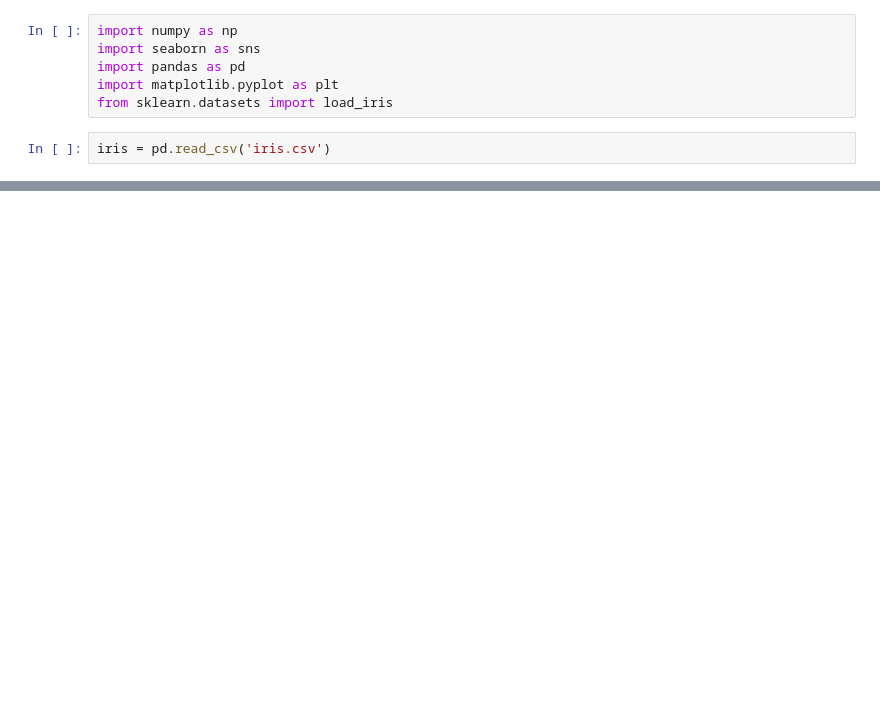
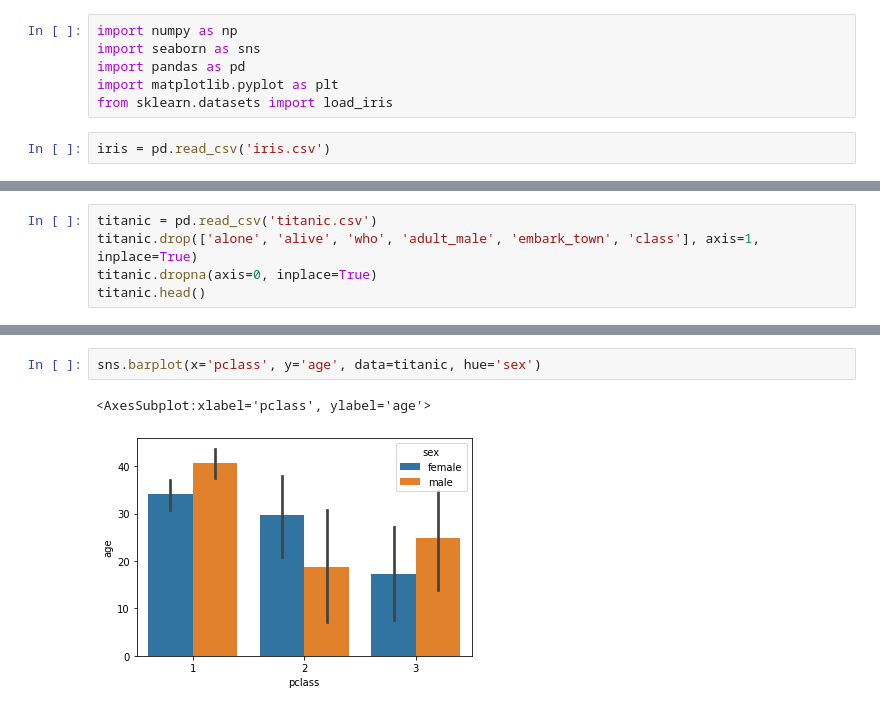
Before and after one commit to Eloiii/bet_guessr, a Jupyter notebook: Seaborn.ipynb, the cells around one changed output, grey strips where cells are left out. Cells and saved outputs as stored; diff of their text form; blank space fills up the shorter version.

```diff
--- a/Seaborn.ipynb
+++ b/Seaborn.ipynb
@@ -13,0 +14,5 @@ sns.pairplot(iris)
+# %%
+titanic = pd.read_csv('titanic.csv')
+titanic.drop(['alone', 'alive', 'who', 'adult_male', 'embark_town', 'class'], axis=1, inplace=True)
+titanic.dropna(axis=0, inplace=True)
+titanic.head()
@@ -13,0 +26,5 @@ sns.pairplot(iris)
+# %%
+sns.barplot(x='pclass', y='age', data=titanic, hue='sex')
+# %% [output]
+<AxesSubplot:xlabel='pclass', ylabel='age'>
+[figure, added]
```
Also changed, not shown: parts of 4 cells of this notebook, 2 other files.
